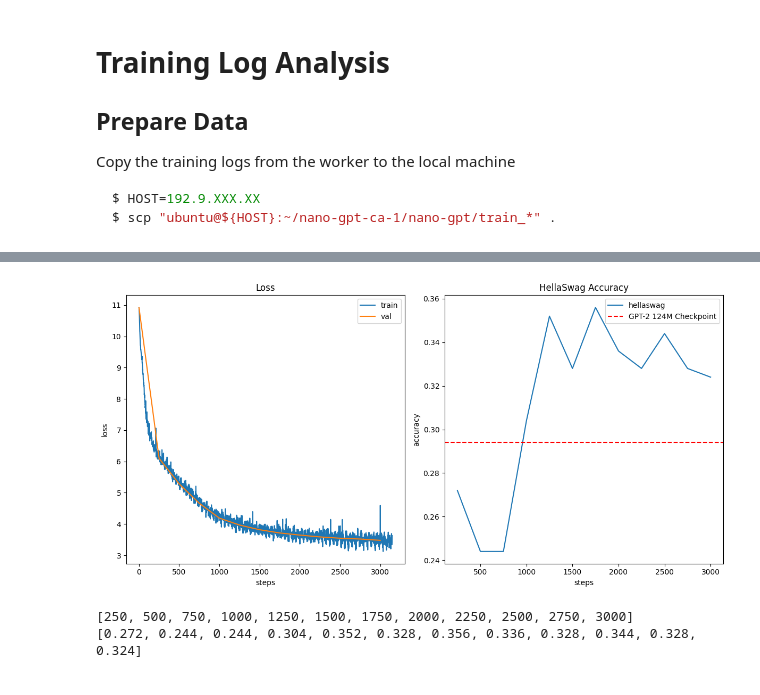
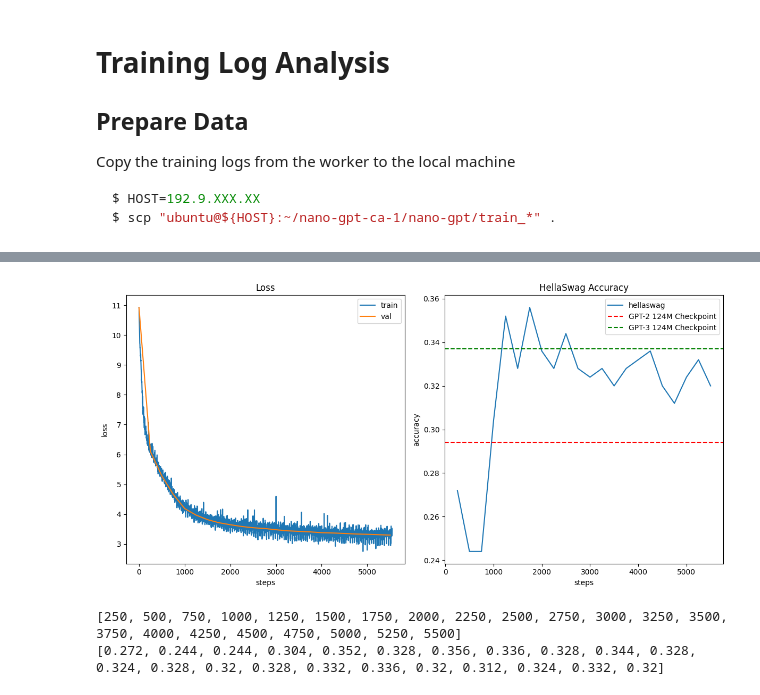
Before and after one commit to allenporter/nano-gpt, a Jupyter notebook: script/log_analysis.ipynb, the cells around one changed output, grey strips where cells are left out. Saved outputs shown, nothing was run; the diff lists cells and outputs as text; code cells hidden in the pictures.

```diff
--- a/script/log_analysis.ipynb
+++ b/script/log_analysis.ipynb
@@ -65,34 +66,35 @@ for line in lines:
     elif line.startswith("hellaswag:"):
         data = extract_fields(line[11:])
         hellaswag_steps.append(step)
         hellaswag_accuracy.append(float(data["accuracy"]))
 
 GPT2_HELLASWAG_ACCURACY = 29.4 / 100.0
-GPT3_HELLASWAG_ACCRUACY = 0.337
+GPT3_HELLASWAG_ACCURACY = 0.337
 
 plt.figure(figsize=(12, 6))
 plt.subplot(1, 2, 1)
 plt.plot(train_steps, train_loss, label="train")
 plt.plot(val_steps, val_loss, label="val")
 plt.xlabel("steps")
 plt.ylabel("loss")
 plt.title("Loss")
 plt.legend()
 
 # Plot hellaswag accuracy
 plt.subplot(1, 2, 2)
 plt.plot(hellaswag_steps, hellaswag_accuracy, label="hellaswag")
 plt.axhline(GPT2_HELLASWAG_ACCURACY, color="red", linestyle="--", label="GPT-2 124M Checkpoint")
+plt.axhline(GPT3_HELLASWAG_ACCURACY, color="green", linestyle="--", label="GPT-3 124M Checkpoint")
 plt.xlabel("steps")
 plt.ylabel("accuracy")
 plt.title("HellaSwag Accuracy")
 plt.legend()
 plt.tight_layout()
 plt.show()
 
 print(hellaswag_steps)
 print(hellaswag_accuracy)
 # %% [output]
-[figure, old version]
+[figure, new version]
-[250, 500, 750, 1000, 1250, 1500, 1750, 2000, 2250, 2500, 2750, 3000]
-[0.272, 0.244, 0.244, 0.304, 0.352, 0.328, 0.356, 0.336, 0.328, 0.344, 0.328, 0.324]
+[250, 500, 750, 1000, 1250, 1500, 1750, 2000, 2250, 2500, 2750, 3000, 3250, 3500, 3750, 4000, 4250, 4500, 4750, 5000, 5250, 5500]
+[0.272, 0.244, 0.244, 0.304, 0.352, 0.328, 0.356, 0.336, 0.328, 0.344, 0.328, 0.324, 0.328, 0.32, 0.328, 0.332, 0.336, 0.32, 0.312, 0.324, 0.332, 0.32]
```
Also changed, not shown: parts of 1 cell of this notebook, 1 other file.
